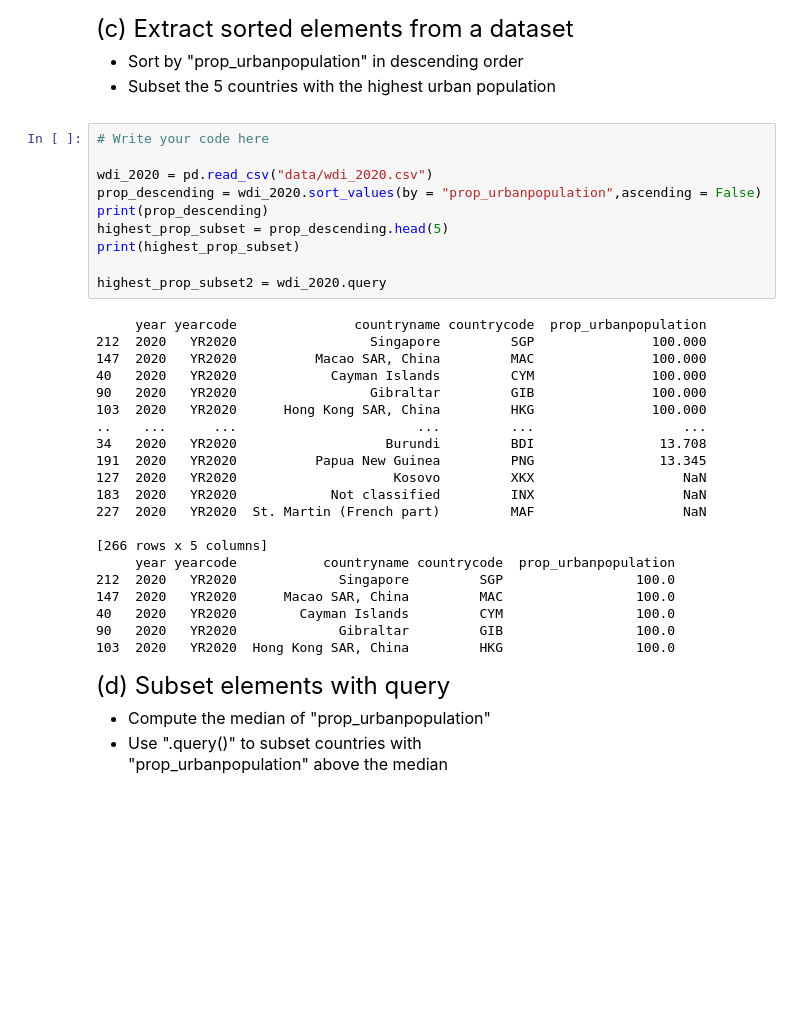
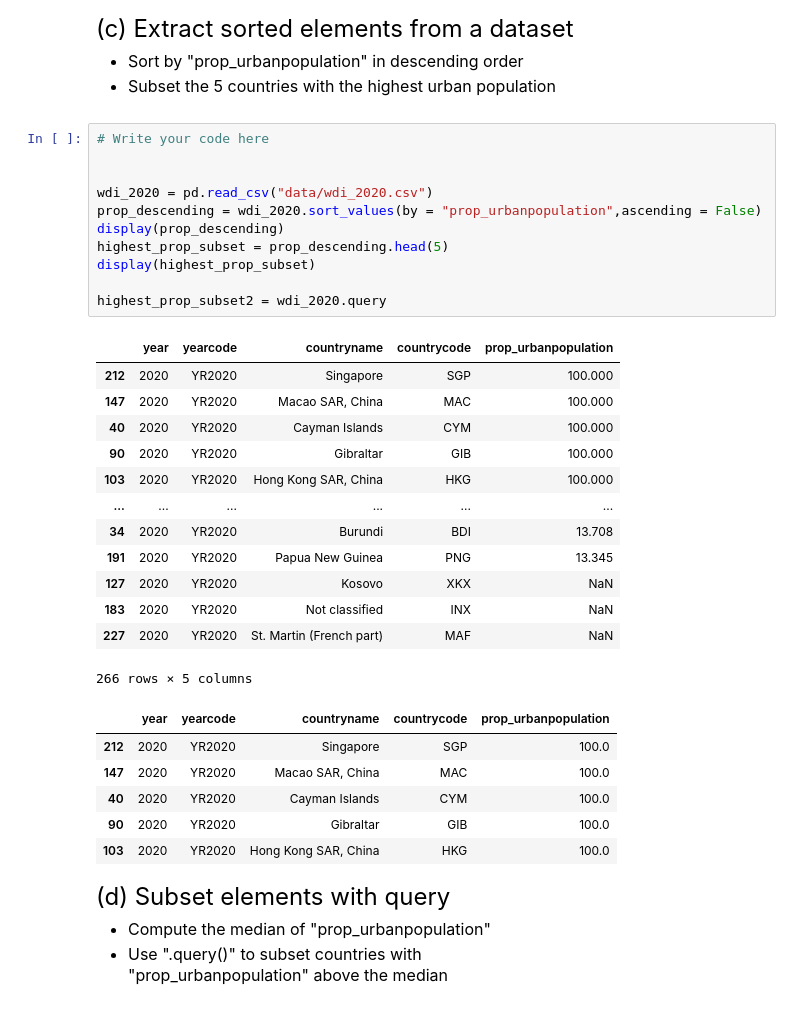
Before and after one commit to CherylllChung/Emoryqtm151-2023, a Jupyter notebook: Assignments/Assignment 6/Assignment 6.ipynb, the cells around one changed output. Cells and saved outputs as stored; diff of their text form; blank space fills up the shorter version.

```diff
--- a/Assignments/Assignment 6/Assignment 6.ipynb
+++ b/Assignments/Assignment 6/Assignment 6.ipynb
@@ -87,34 +95,34 @@ For questions (b)-(d), read "data/wdi_2020.csv"
 # %%
 # Write your code here
 
+
 wdi_2020 = pd.read_csv("data/wdi_2020.csv")
 prop_descending = wdi_2020.sort_values(by = "prop_urbanpopulation",ascending = False)
-print(prop_descending)
+display(prop_descending)
 highest_prop_subset = prop_descending.head(5)
-print(highest_prop_subset)
+display(highest_prop_subset)
 
 highest_prop_subset2 = wdi_2020.query
 # %% [output]
+|  | year | yearcode | countryname | countrycode | prop_urbanpopulation |
+| 212 | 2020 | YR2020 | Singapore | SGP | 100.000 |
+| 147 | 2020 | YR2020 | Macao SAR, China | MAC | 100.000 |
+| 40 | 2020 | YR2020 | Cayman Islands | CYM | 100.000 |
+| 90 | 2020 | YR2020 | Gibraltar | GIB | 100.000 |
+| 103 | 2020 | YR2020 | Hong Kong SAR, China | HKG | 100.000 |
+| ... | ... | ... | ... | ... | ... |
+| 34 | 2020 | YR2020 | Burundi | BDI | 13.708 |
+| 191 | 2020 | YR2020 | Papua New Guinea | PNG | 13.345 |
+| 127 | 2020 | YR2020 | Kosovo | XKX | NaN |
+| 183 | 2020 | YR2020 | Not classified | INX | NaN |
+| 227 | 2020 | YR2020 | St. Martin (French part) | MAF | NaN |
-     year yearcode               countryname countrycode  prop_urbanpopulation
-212  2020   YR2020                 Singapore         SGP               100.000
-147  2020   YR2020          Macao SAR, China         MAC               100.000
-40   2020   YR2020            Cayman Islands         CYM               100.000
-90   2020   YR2020                 Gibraltar         GIB               100.000
-103  2020   YR2020      Hong Kong SAR, China         HKG               100.000
-..    ...      ...                       ...         ...                   ...
-34   2020   YR2020                   Burundi         BDI                13.708
-191  2020   YR2020          Papua New Guinea         PNG                13.345
-127  2020   YR2020                    Kosovo         XKX                   NaN
-183  2020   YR2020            Not classified         INX                   NaN
-227  2020   YR2020  St. Martin (French part)         MAF                   NaN
-
-[266 rows x 5 columns]
-     year yearcode           countryname countrycode  prop_urbanpopulation
-212  2020   YR2020             Singapore         SGP                 100.0
-147  2020   YR2020      Macao SAR, China         MAC                 100.0
-40   2020   YR2020        Cayman Islands         CYM                 100.0
-90   2020   YR2020             Gibraltar         GIB                 100.0
-103  2020   YR2020  Hong Kong SAR, China         HKG                 100.0
+266 rows × 5 columns
+|  | year | yearcode | countryname | countrycode | prop_urbanpopulation |
+| 212 | 2020 | YR2020 | Singapore | SGP | 100.0 |
+| 147 | 2020 | YR2020 | Macao SAR, China | MAC | 100.0 |
+| 40 | 2020 | YR2020 | Cayman Islands | CYM | 100.0 |
+| 90 | 2020 | YR2020 | Gibraltar | GIB | 100.0 |
+| 103 | 2020 | YR2020 | Hong Kong SAR, China | HKG | 100.0 |
 # %% [markdown]
 <font size = "5">
 
```
Also changed, not shown: parts of 5 cells of this notebook, 1 other file.
